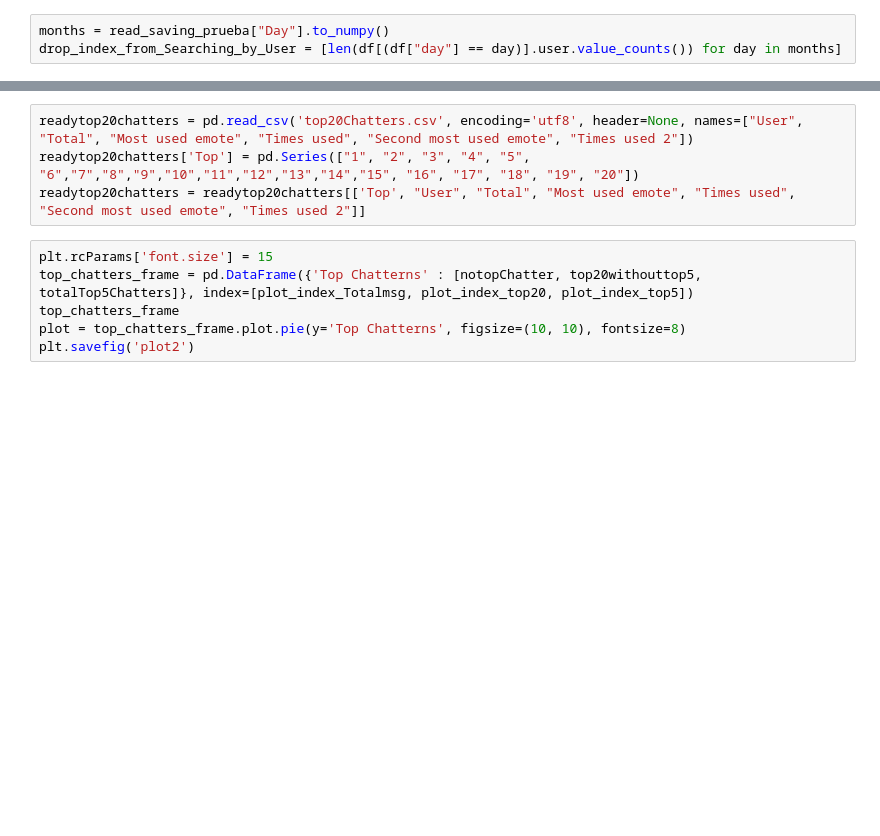
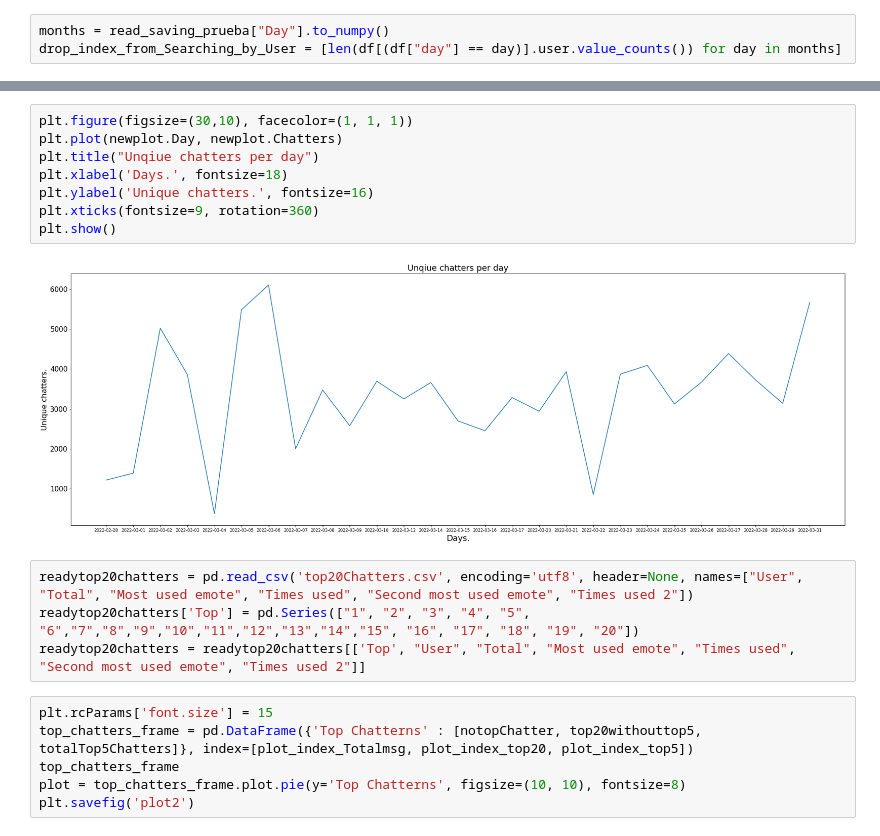
Before and after one commit to quassidi/-Monthly_YYJ_Report, a Jupyter notebook: jinnytty_analytics.ipynb, the cells around one changed output, grey strips where cells are left out. Cells and saved outputs as stored; diff of their text form; blank space fills up the shorter version.

```diff
--- a/jinnytty_analytics.ipynb
+++ b/jinnytty_analytics.ipynb
@@ -222,3 +228,13 @@ newplot.plot()
+# %%
+plt.figure(figsize=(30,10), facecolor=(1, 1, 1))
+plt.plot(newplot.Day, newplot.Chatters)
+plt.title("Unqiue chatters per day")
+plt.xlabel('Days.', fontsize=18)
+plt.ylabel('Unique chatters.', fontsize=16)
+plt.xticks(fontsize=9, rotation=360)
+plt.show()
+# %% [output]
+[figure, added]
 # %%
 readytop20chatters = pd.read_csv('top20Chatters.csv', encoding='utf8', header=None, names=["User", "Total", "Most used emote", "Times used", "Second most used emote", "Times used 2"])
 readytop20chatters['Top'] = pd.Series(["1", "2", "3", "4", "5", "6","7","8","9","10","11","12","13","14","15", "16", "17", "18", "19", "20"])
```
Also changed, not shown: parts of 5 cells of this notebook.
